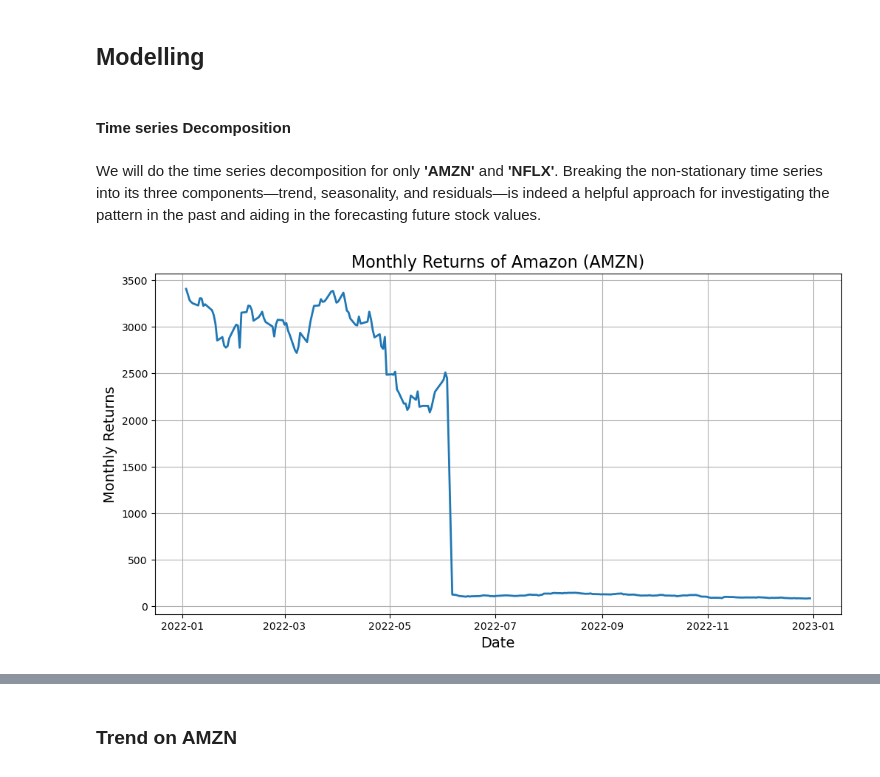
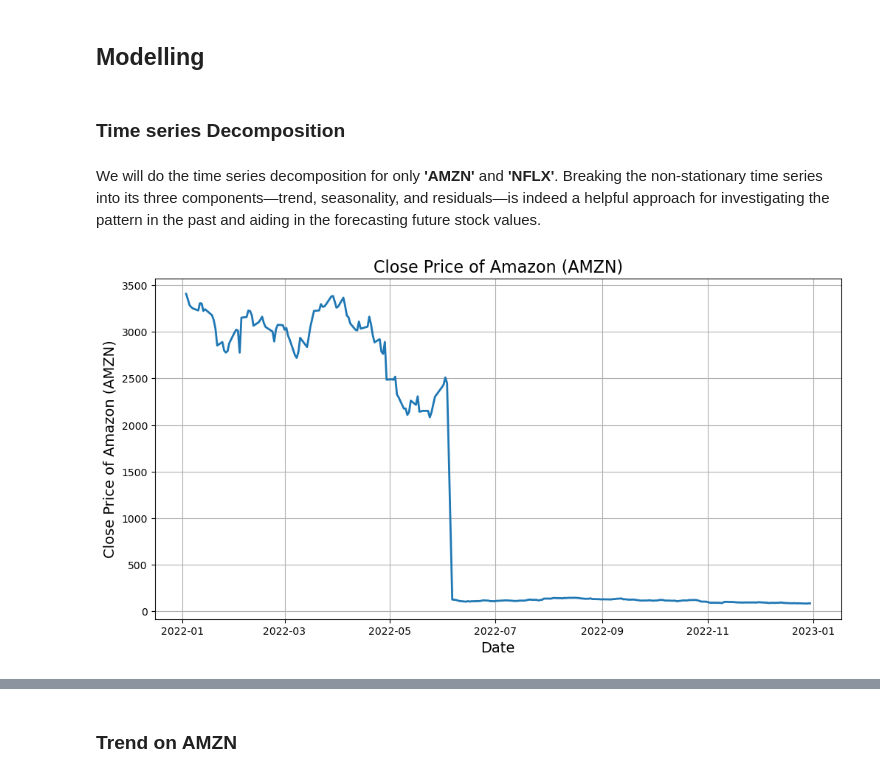
Before and after one commit to Rgmoogachiri/captsone_project, a Jupyter notebook: Stock.ipynb, the cells around one changed output, grey strips where cells are left out. Saved outputs shown, nothing was run; the diff lists cells and outputs as text; code cells hidden in the pictures.

```diff
--- a/Stock.ipynb
+++ b/Stock.ipynb
@@ -359,21 +468,24 @@ priceDate
 # %% [markdown]
 ## Modelling
 # %% [markdown]
-#### **Time series Decomposition**
+### **Time series Decomposition**
 # %% [markdown]
 We will do the time series decomposition for only **'AMZN'** and **'NFLX'**. Breaking the non-stationary time series into its three components—trend, seasonality, and residuals—is indeed a helpful approach for investigating the pattern in the past and aiding in the forecasting future stock values.
 # %%
 # Step 1: Extract stock price data for AMZN and NFLX
-amzn_data = stocks_df[stocks_df['symbol'] == 'AMZN']['close']
-nflx_data = stocks_df[stocks_df['symbol'] == 'NFLX']['close']
+amzn_df = stocks_df[stocks_df['symbol'] == 'AMZN']
+nflx_df = stocks_df[stocks_df['symbol'] == 'NFLX']
+
+amzn_data = amzn_df.loc[amzn_df['symbol'] == 'AMZN', 'close']
+nflx_data = nflx_df.loc[nflx_df['symbol'] == 'NFLX', 'close']
 # %%
 # Plot the raw monthly returns data for AMZN
 plt.figure(figsize=(12, 6))
 plt.plot(amzn_data, linewidth=2)
 plt.xlabel('Date', fontsize=14)
-plt.ylabel('Monthly Returns', fontsize=14)
-plt.title('Monthly Returns of Amazon (AMZN)', fontsize=16)
+plt.ylabel('Close Price of Amazon (AMZN)', fontsize=14)
+plt.title('Close Price of Amazon (AMZN)', fontsize=16)
 plt.grid(True)
 plt.show()
 # %% [output]
-[figure, old version]
+[figure, new version]
```
Also changed, not shown: parts of 91 cells of this notebook.
